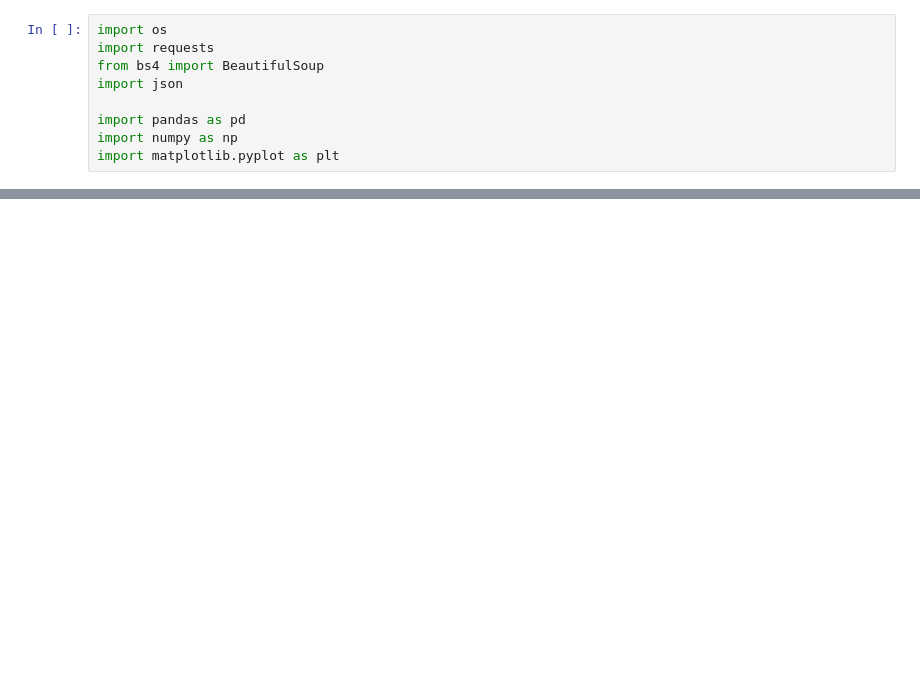
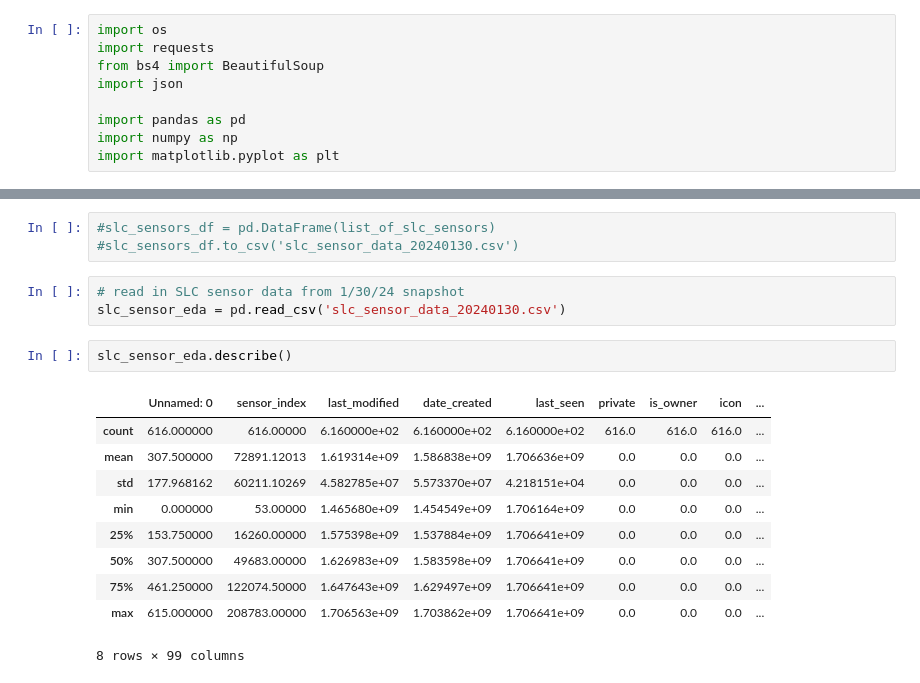
Before and after one commit to jaredfeldman/AI4AQ, a Jupyter notebook: EDA/purple-air-eda.ipynb, the cells around one changed output, grey strips where cells are left out. Saved outputs shown, nothing was run; the diff lists cells and outputs as text; blank space fills up the shorter version.

```diff
--- a/EDA/purple-air-eda.ipynb
+++ b/EDA/purple-air-eda.ipynb
@@ -105,0 +81,19 @@ Outdoor sensors: 457
+# %%
+#slc_sensors_df = pd.DataFrame(list_of_slc_sensors)
+#slc_sensors_df.to_csv('slc_sensor_data_20240130.csv')
+# %%
+# read in SLC sensor data from 1/30/24 snapshot
+slc_sensor_eda = pd.read_csv('slc_sensor_data_20240130.csv')
+# %%
+slc_sensor_eda.describe()
+# %% [output]
+|  | Unnamed: 0 | sensor_index | last_modified | date_created | last_seen | private | is_owner | icon | ... |
+| count | 616.000000 | 616.00000 | 6.160000e+02 | 6.160000e+02 | 6.160000e+02 | 616.0 | 616.0 | 616.0 | ... |
+| mean | 307.500000 | 72891.12013 | 1.619314e+09 | 1.586838e+09 | 1.706636e+09 | 0.0 | 0.0 | 0.0 | ... |
+| std | 177.968162 | 60211.10269 | 4.582785e+07 | 5.573370e+07 | 4.218151e+04 | 0.0 | 0.0 | 0.0 | ... |
+| min | 0.000000 | 53.00000 | 1.465680e+09 | 1.454549e+09 | 1.706164e+09 | 0.0 | 0.0 | 0.0 | ... |
+| 25% | 153.750000 | 16260.00000 | 1.575398e+09 | 1.537884e+09 | 1.706641e+09 | 0.0 | 0.0 | 0.0 | ... |
+| 50% | 307.500000 | 49683.00000 | 1.626983e+09 | 1.583598e+09 | 1.706641e+09 | 0.0 | 0.0 | 0.0 | ... |
+| 75% | 461.250000 | 122074.50000 | 1.647643e+09 | 1.629497e+09 | 1.706641e+09 | 0.0 | 0.0 | 0.0 | ... |
+| max | 615.000000 | 208783.00000 | 1.706563e+09 | 1.703862e+09 | 1.706641e+09 | 0.0 | 0.0 | 0.0 | ... |
+8 rows × 99 columns
```
Also changed, not shown: parts of 16 cells of this notebook, 5 other files.
